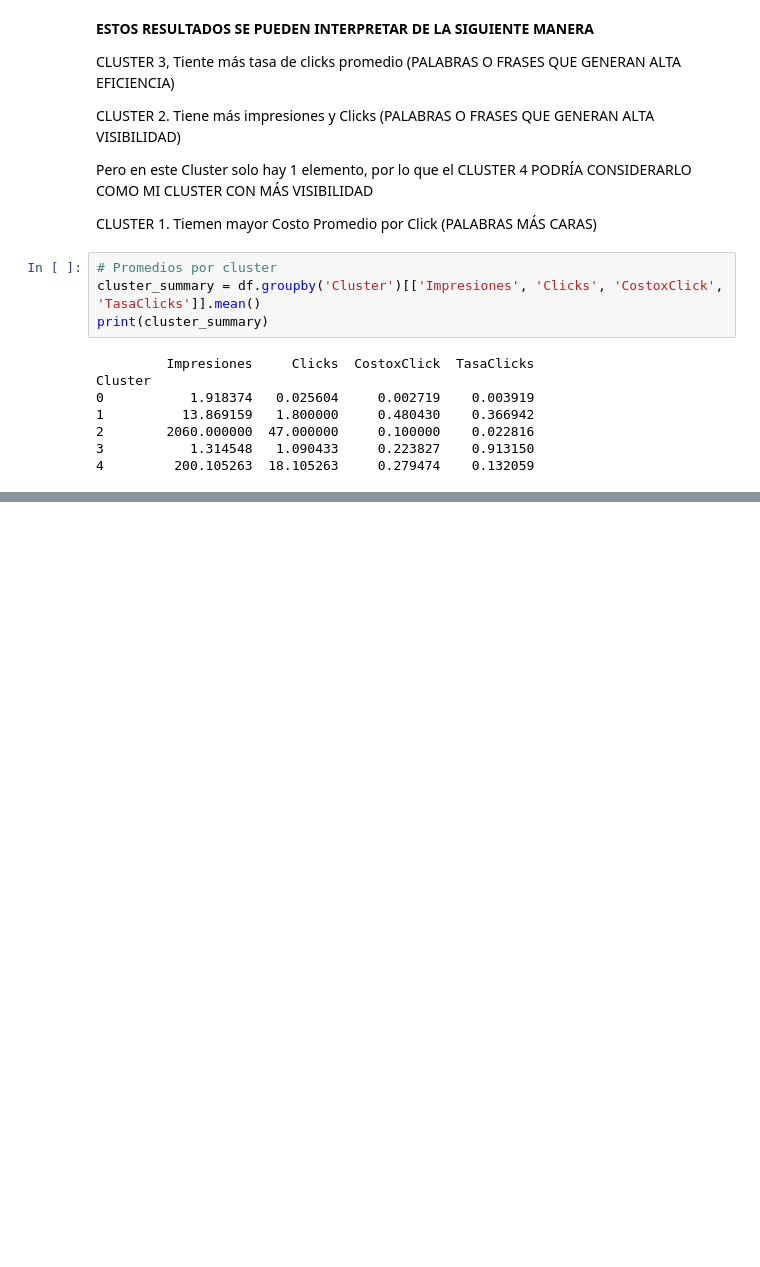
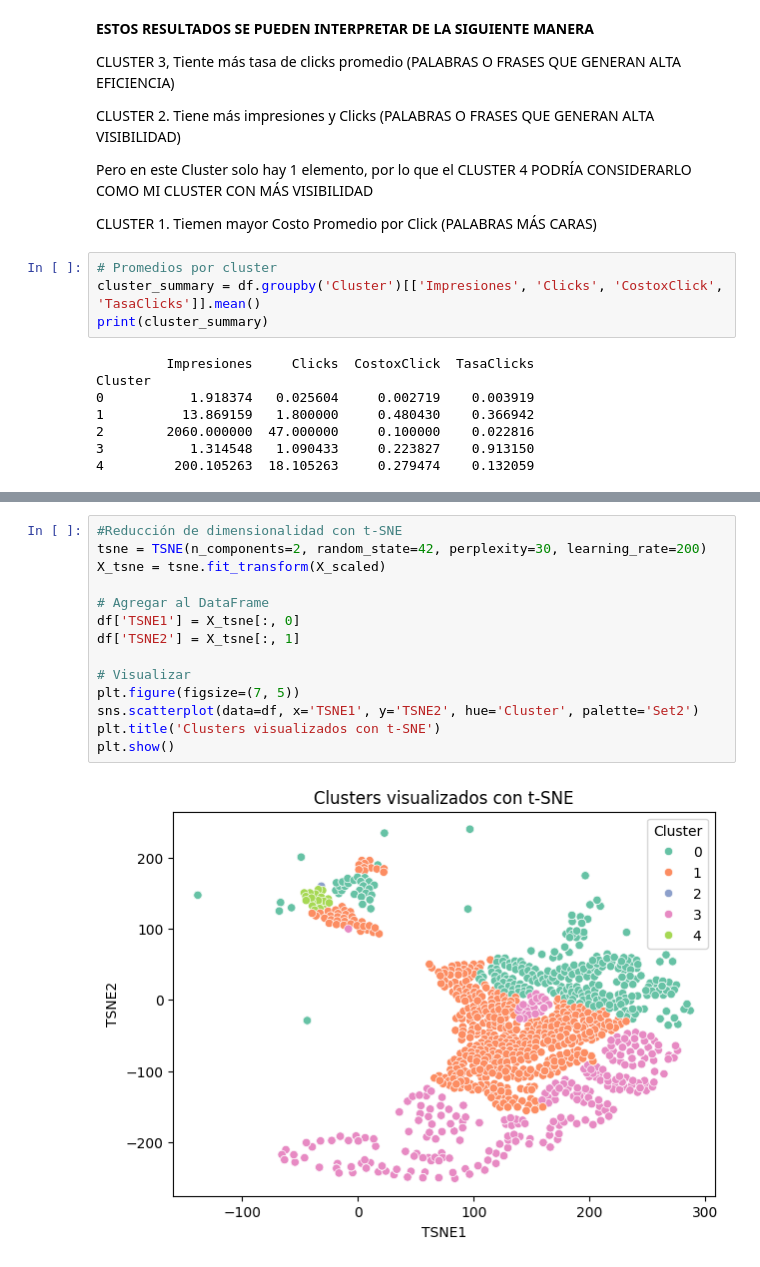
Before and after one commit to mpaomend/g6_aprendizajeautomaticoico_s3, a Jupyter notebook: colab/g6_aprendizajeautomaticoico_s3_KMEANS.ipynb, the cells around one changed output, grey strips where cells are left out. Drawn from its saved outputs; the diff is of its cells as text; blank space fills up the shorter version.

```diff
--- a/colab/g6_aprendizajeautomaticoico_s3_KMEANS.ipynb
+++ b/colab/g6_aprendizajeautomaticoico_s3_KMEANS.ipynb
@@ -108,0 +145,16 @@ Cluster
+# %%
+#Reducción de dimensionalidad con t-SNE
+tsne = TSNE(n_components=2, random_state=42, perplexity=30, learning_rate=200)
+X_tsne = tsne.fit_transform(X_scaled)
+
+# Agregar al DataFrame
+df['TSNE1'] = X_tsne[:, 0]
+df['TSNE2'] = X_tsne[:, 1]
+
+# Visualizar
+plt.figure(figsize=(7, 5))
+sns.scatterplot(data=df, x='TSNE1', y='TSNE2', hue='Cluster', palette='Set2')
+plt.title('Clusters visualizados con t-SNE')
+plt.show()
+# %% [output]
+[figure, added]
```
Also changed, not shown: parts of 5 cells of this notebook.
